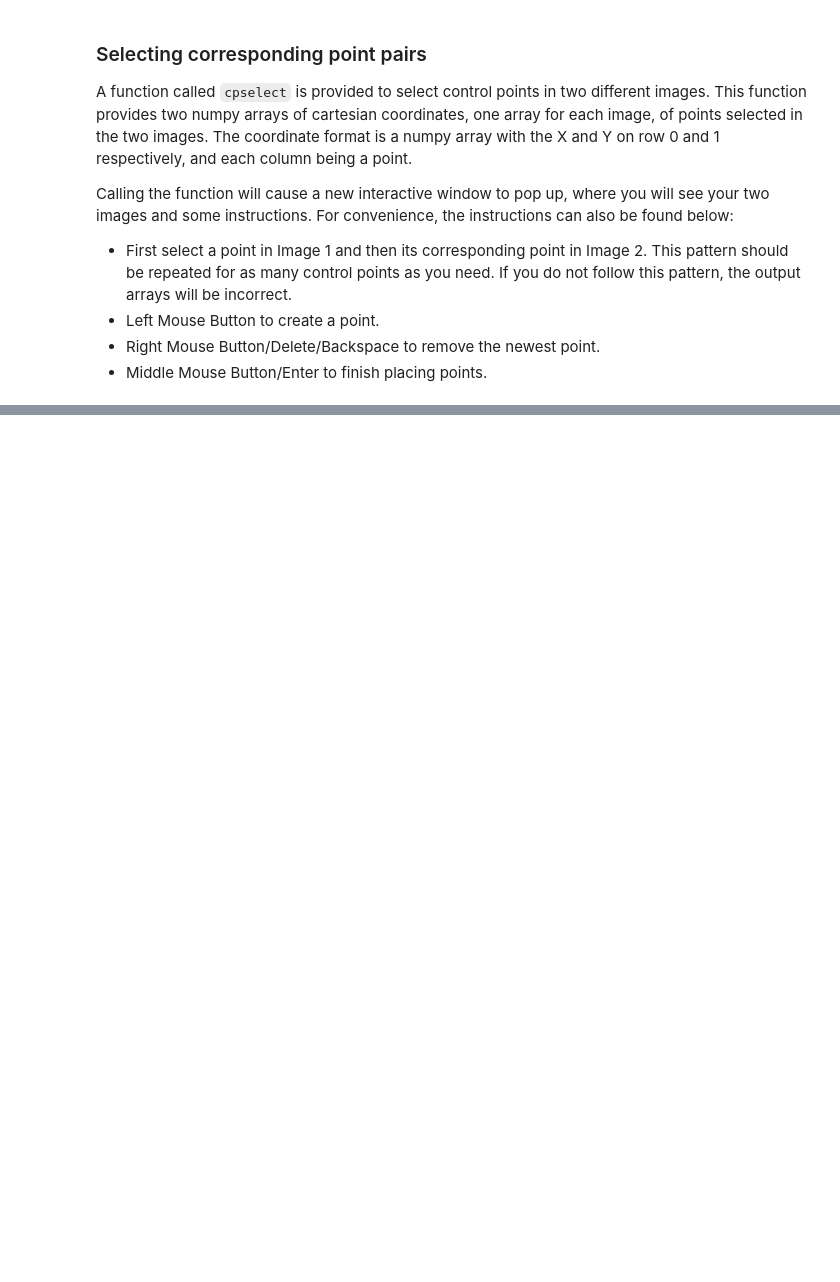
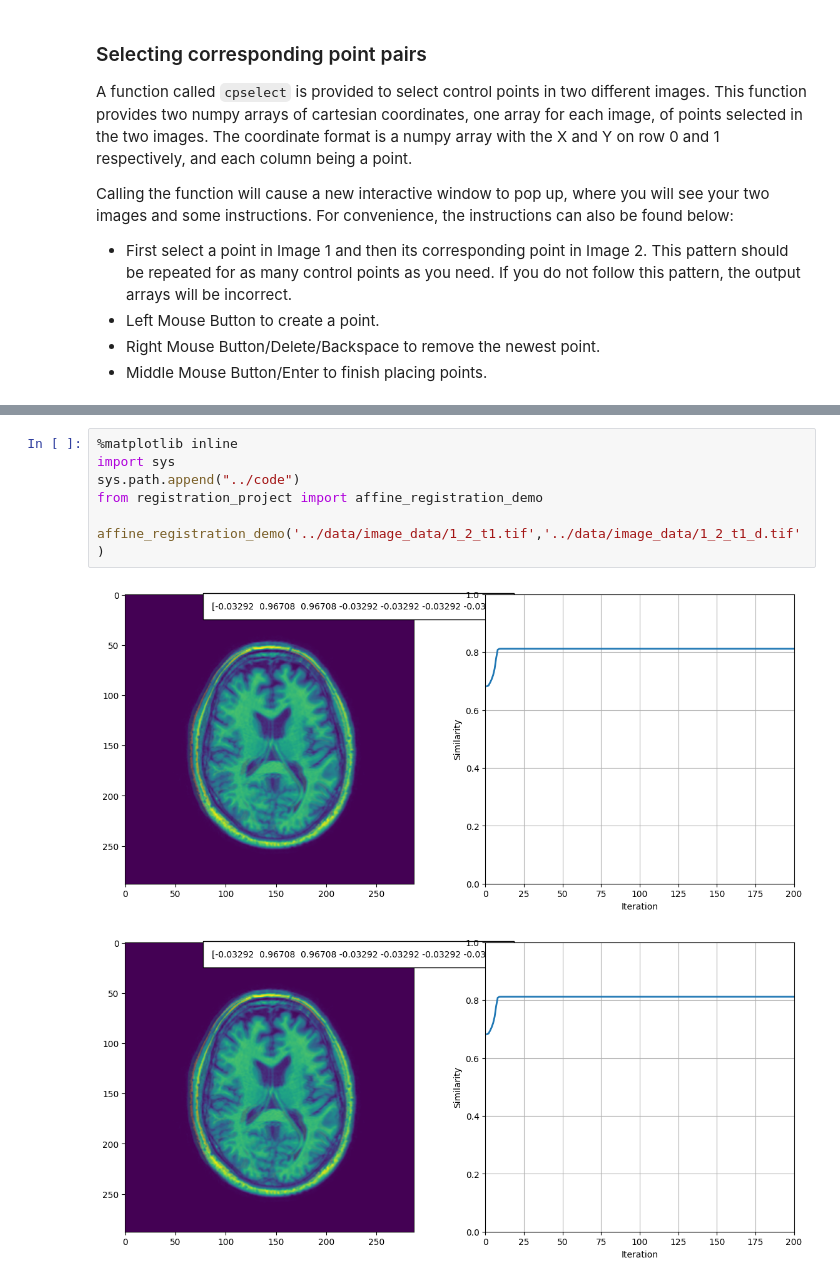
Before and after one commit to QM-L/project-imgreg-group19, a Jupyter notebook: source/reader/1.6_Registration_project.ipynb, the cells around one changed output, grey strips where cells are left out. Drawn from its saved outputs; the diff is of its cells as text; blank space fills up the shorter version.

```diff
--- a/source/reader/1.6_Registration_project.ipynb
+++ b/source/reader/1.6_Registration_project.ipynb
@@ -201,0 +208,10 @@ Im_path = '../data/image_data/1_1_t1_d.tif'
+# %%
+%matplotlib inline
+import sys
+sys.path.append("../code")
+from registration_project import affine_registration_demo
+
+affine_registration_demo('../data/image_data/1_2_t1.tif','../data/image_data/1_2_t1_d.tif')
+# %% [output]
+[figure, added]
+[figure, added]
```
Also changed, not shown: parts of 8 cells of this notebook, 3 other files.
